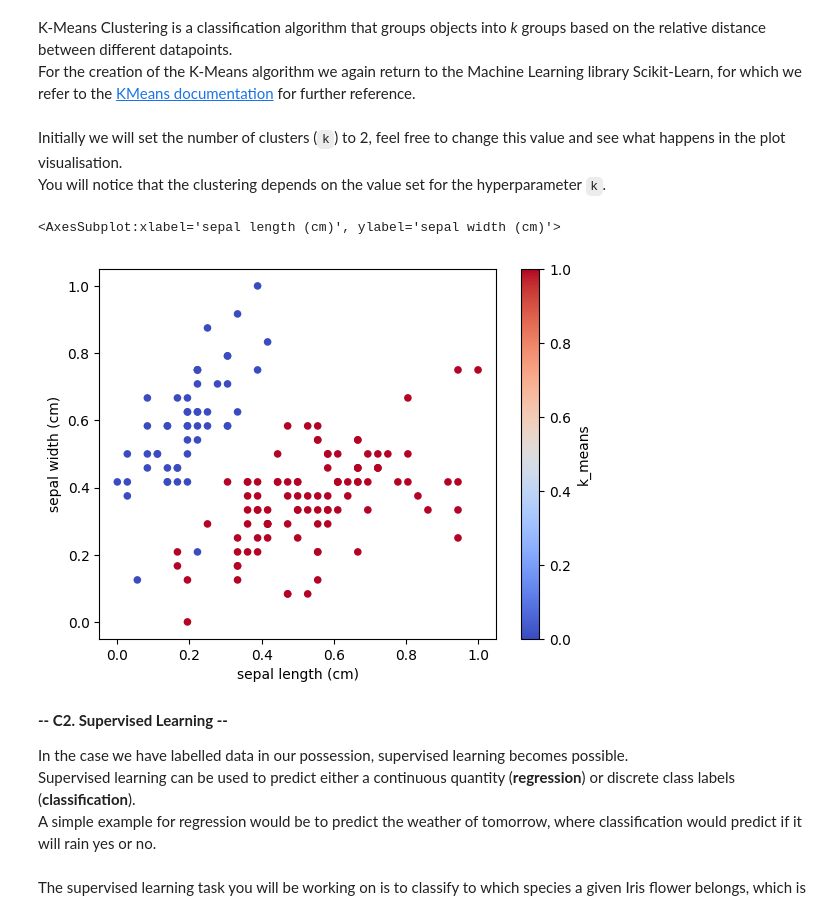
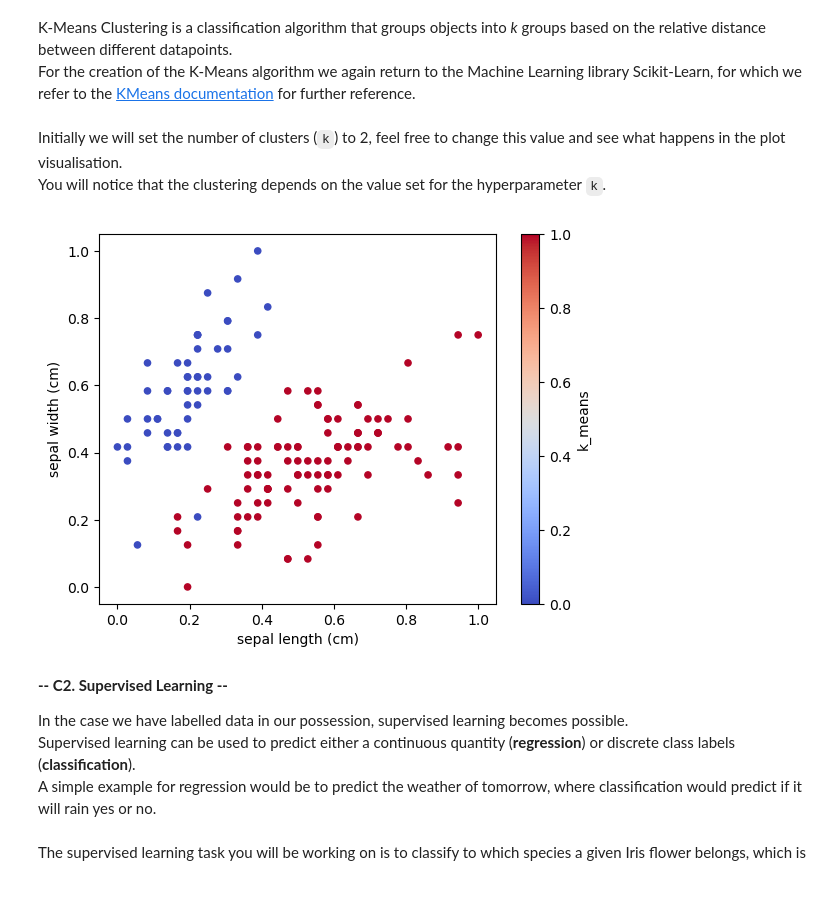
Before and after one commit to JoepBeurskens/Datacademy_Demo, a Jupyter notebook: Modules/M4_ML/src/main.ipynb, the cells around one changed output. Saved outputs shown, nothing was run; the diff lists cells and outputs as text; code cells hidden in the pictures.

```diff
--- a/Modules/M4_ML/src/main.ipynb
+++ b/Modules/M4_ML/src/main.ipynb
@@ -310,9 +347,12 @@ To deal with this, we simply change the metric system used by dividing the <i>Se
 # %%
-# De column in milimeters naar centimeters
-func.iris['sepal width (mm)'] = func.iris['sepal width (mm)'].apply(lambda x: x/10)
+# Transform unit of the sepal width (mm) column to centimeters and rename it to sepal width (cm)
+# Multiply each value by 10
+func.iris['sepal width (mm)'] = ...
+# --> Answer: func.iris['sepal width (mm)'] = func.iris['sepal width (mm)'].apply(lambda x: x/10)
 
-# And rename the column
-func.iris = func.iris.rename(columns={'sepal width (mm)':'sepal width (cm)'})
+# # And rename the column to 'sepal width (cm)'
+func.iris = ...
+# --> Answer: func.iris = func.iris.rename(columns={'sepal width (mm)':'sepal width (cm)'})
 # %% [markdown]
 <h7> <b> -- B3. Data Transformation -- </b> </h7>
 
@@ -399,6 +443,7 @@ To prevent unnecessary model complexity, we will remove <i>petal width (cm)</i>
 # %%
-# Extra categorical feature en hier eruit knikkeren (State column) = Wet - Dry
-func.iris = func.iris.drop(['petal width (cm)', 'state_wet', 'state_dry'], axis=1)
+# Remove the columns
+func.iris = ...
+# --> Answer: func.iris = func.iris.drop(['petal width (cm)', 'state_wet', 'state_dry'], axis=1)
 # %% [markdown]
 <h7> <b> -- B5. Data Reduction -- </b> </h7>
 
@@ -441,21 +486,20 @@ You will notice that the clustering depends on the value set for the hyperparame
 # %%
 from sklearn.cluster import KMeans
 
 # Number of clusters
 k = 2
 
 # K-Means clustering
 kmeans_model = KMeans(n_clusters=k, random_state=0)
 kmeans_model.fit(func.iris)
 
 # Add predicted values to a new column in the DataFrame
 func.iris['k_means'] = kmeans_model.predict(func.iris)
 
-# Plot the results in a 2D scatterplot with x='SepalLengthCm', y='SepalWidthCm'
-func.iris.plot.scatter(x='sepal length (cm)', y='sepal width (cm)', c='k_means', colormap='coolwarm')
+# Plot the results in a 2D scatterplot
+scatter = func.iris.plot.scatter(x='sepal length (cm)', y='sepal width (cm)', c='k_means', colormap='coolwarm')
 # %% [output]
-<AxesSubplot:xlabel='sepal length (cm)', ylabel='sepal width (cm)'>
-[figure, old version]
+[figure, new version]
 # %% [markdown]
 <h7> <b> -- C2. Supervised Learning -- </b> </h7>
 
```
Also changed, not shown: parts of 29 cells of this notebook.
